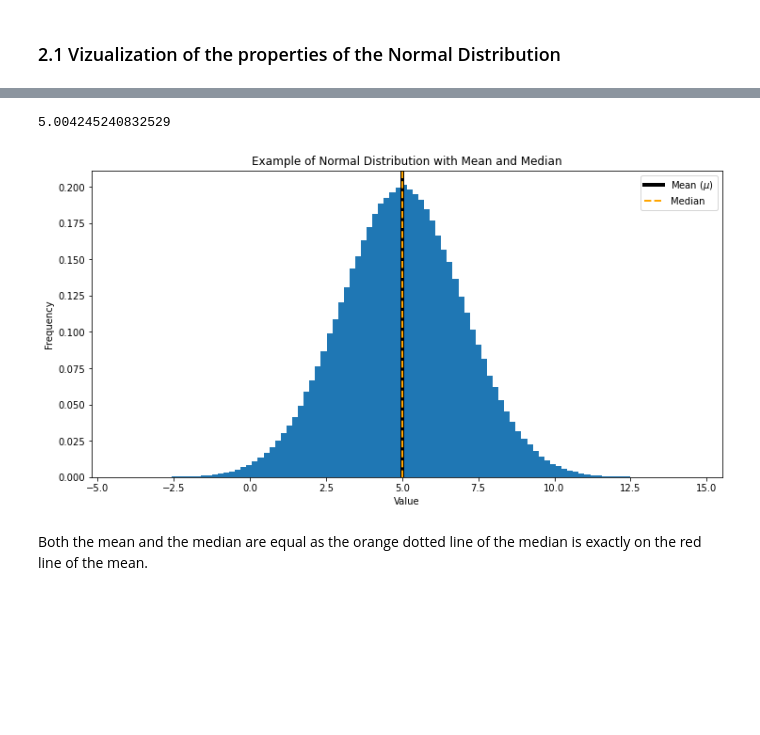
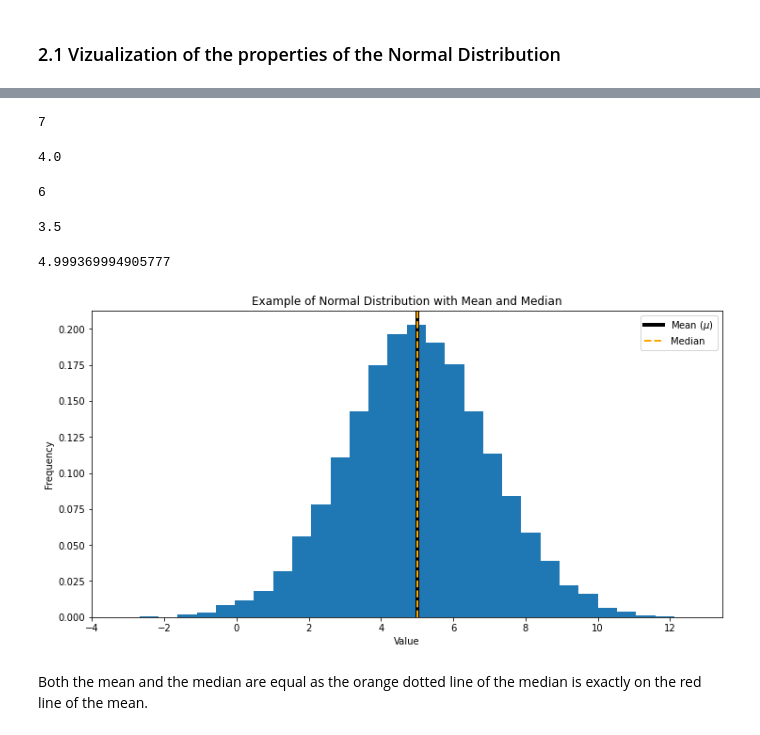
Before and after one commit to evaczeydapommersheim/Funddata---assessment, a Jupyter notebook: Normal Distribution/Normal_Distribution_Project_Winter 2022-23.ipynb, the cells around one changed output, grey strips where cells are left out. Drawn from its saved outputs; the diff is of its cells as text; code cells hidden in the pictures; blank space fills up the shorter version.

```diff
--- a/Normal Distribution/Normal_Distribution_Project_Winter 2022-23.ipynb
+++ b/Normal Distribution/Normal_Distribution_Project_Winter 2022-23.ipynb
@@ -88,5 +92,5 @@ It is important to note that there are other distributions which are presented w
 # Numpy is used to generate values that are normally distributed
 rng = np.random.default_rng(0)
 mu, sigma = 5.0, 2.0
-norm = np.random.default_rng().normal(mu, sigma, 1000000)
+norm = np.random.default_rng().normal(mu, sigma, 10000)
 # %% [markdown]
@@ -100,22 +113,46 @@ mean
 # %%
-# Median is the middle value of an ordered list of values.
-median = np.median(norm)
-median
+# Explanation of Median for an array of uneven observations:
+list1 = [1,2,3,4,5,6,7]
+# Length of the list is uneven:
+len(list1)
 # %% [output]
-5.004245240832529
+7
+# %%
+# The middle most value of list1 is number 4:
+np.median(list1)
+# %% [output]
+4.0
+# %%
+# Explanation of Median for an array of even observations:
+list2 = [1,2,3,4,5,6]
+# Length of the list is uneven:
+len(list2)
+# %% [output]
+6
+# %%
+# The middle most value of list1 is number (3+4)/2 = 3.5:
+np.median(list2)
+# %% [output]
+3.5
+# %%
+# Median of the example variable "norm":
+median = np.median(norm)
+median
+# %% [output]
+4.999369994905777
 # %%
 # Determining the size of the plot
 fig, ax = plt.subplots(figsize=(12, 6))
 # Plotting the datapoints on a histogram breaking values into 100 bins
-plt.hist(norm, bins=100, density=True);
+plt.hist(norm, bins=30, density=True);
 plt.title("Example of Normal Distribution with Mean and Median");
 #Adding the mean and median lines to show they are equal
 plt.axvline(x=mean, color ="black", linewidth=4.0, label = "Mean ($\mu$)")
 plt.axvline(x=median, color ="orange", linewidth=2.0, linestyle='--', label="Median")
 plt.xlabel("Value")
 plt.ylabel("Frequency")
 plt.legend();
 # %% [output]
-[figure, old version]
+[figure, new version]
 # %% [markdown]
 Both the mean and the median are equal as the orange dotted line of the median is exactly on the red line of the mean.
```
Also changed, not shown: parts of 26 cells of this notebook, 2 other files.
